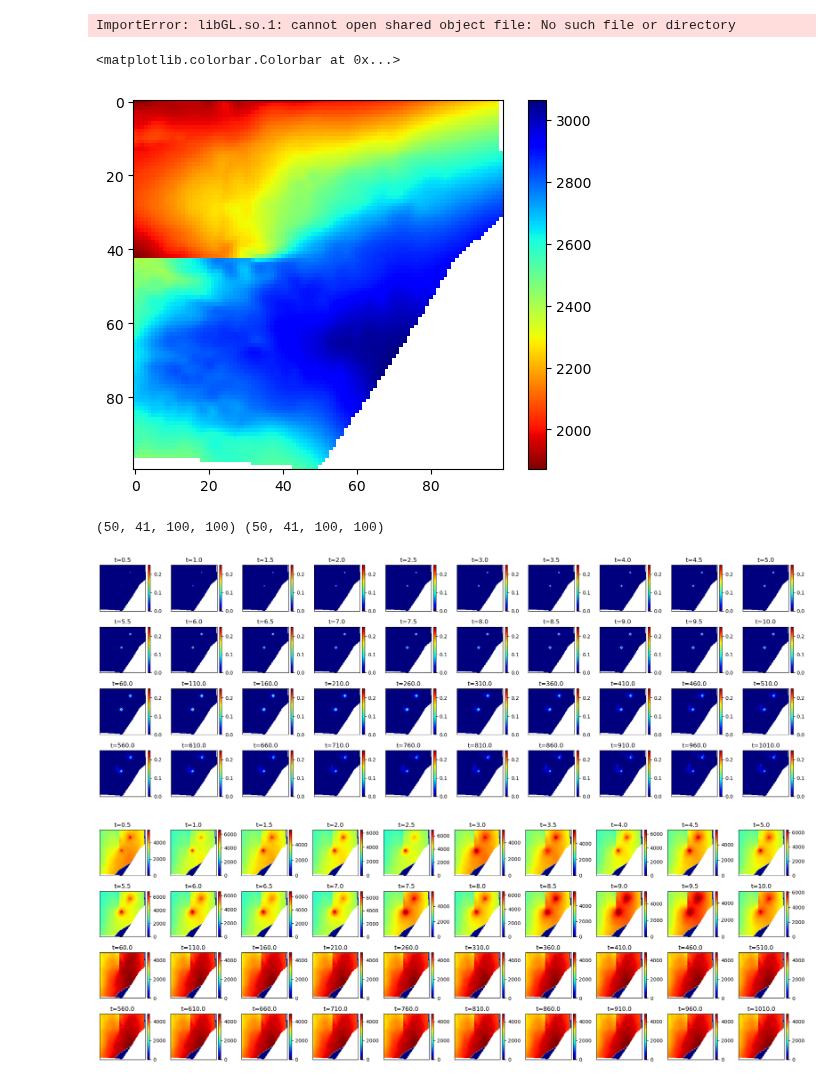
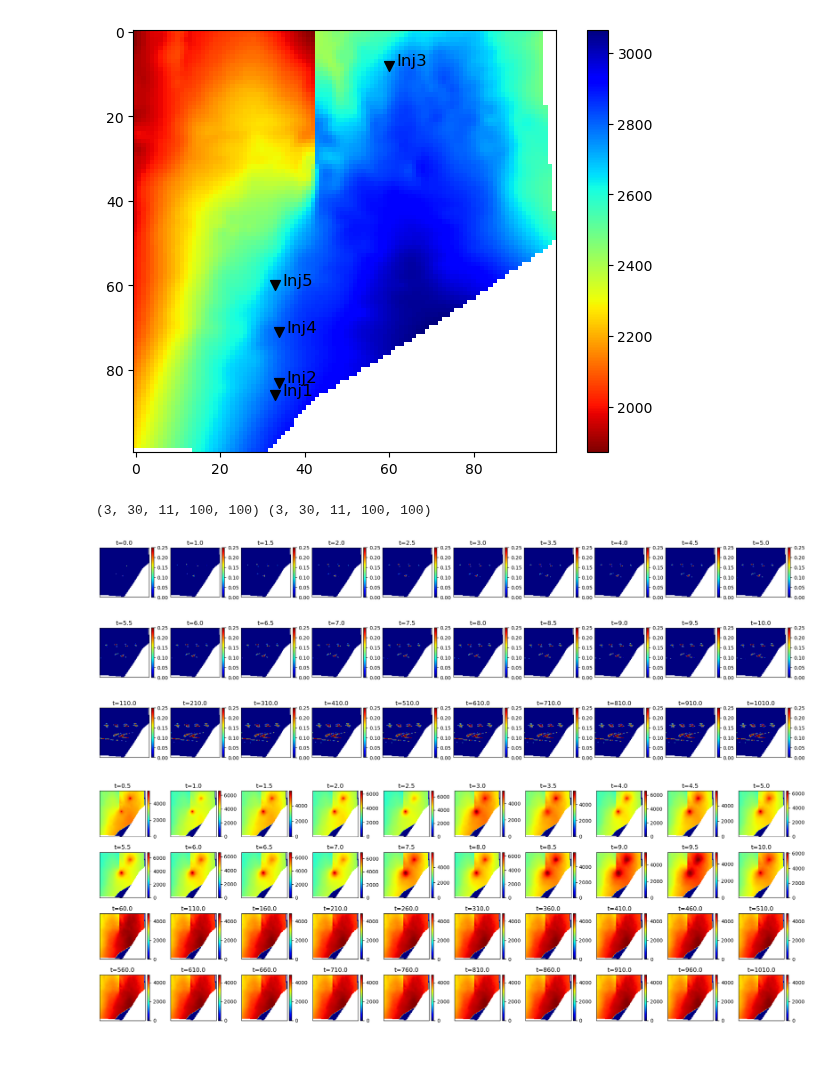
Before and after one commit to misaelmmorales/Placement-Control-Optim-CO2, a Jupyter notebook: placement-control-optim.ipynb, the cells around one changed output. Cells and saved outputs as stored; diff of their text form; code cells hidden in the pictures; blank space fills up the shorter version.

```diff
--- a/placement-control-optim.ipynb
+++ b/placement-control-optim.ipynb
@@ -15,9 +11,3 @@ poro = loadmat('data_100_100_11/rock/rock_41.mat', simplify_cells=True)['poro']
-# %%
-p = pv.Plotter()
-
-p.add_mesh(np.flip(poro))
-# %% [output]
-ImportError: libGL.so.1: cannot open shared object file: No such file or directory
 # %%
 Jfolder = '/mnt/e/Placement-Control-Optim-CO2/Johansen/data'
 
@@ -27,53 +17,58 @@ actnum_pad = np.pad(actnum, ((14,14),(14,14),(2,3)), mode='constant', constant_v
 actnum_l1 = actnum[...,0]
 indexMap = np.argwhere(actnum_l1.flatten(order='F')).flatten(order='F')
 # %%
+wc = np.array(list(loadmat('data_100_100_11/well_coords/well_coords_1.mat', simplify_cells=True)['var'].values()))
+
 tops = loadmat('data_100_100_11/Gt_cells_z.mat', simplify_cells=True)['gtz']
-
 tops_grid = np.zeros((100,100))
 tops_grid_f = tops_grid.flatten()
 tops_grid_f[indexMap] = tops
-
 tops_grid = tops_grid_f.reshape(100,100, order='F')
 tops_grid_masked = np.ma.masked_where(actnum_l1==0, tops_grid)
 
-plt.imshow(tops_grid_masked, cmap='jet_r')
+plt.scatter(wc[0,:], wc[1,:], color='k', marker='v', s=50)
+[plt.text(wc[0,i]+9, wc[1,i], 'Inj{}'.format(i+1), fontsize=12, color='k', ha='right') for i in range(wc.shape[1])]
+plt.imshow(tops_grid_masked.T, cmap='jet_r', interpolation='none')
 plt.colorbar()
+plt.tight_layout()
+plt.show()
 # %% [output]
-<matplotlib.colorbar.Colorbar at 0x...>
-[figure, old version]
+[figure, new version]
 # %%
-n_realizations = 50
+n_realizations = 3
 timesteps = []
-saturation_f = np.zeros((n_realizations,41,8072))
-pressure_f   = np.zeros((n_realizations,41,8072))
+saturation_f = np.zeros((n_realizations,31,29128))
+pressure_f   = np.zeros((n_realizations,31,29128))
 
 sec2year = 365.25 * 24 * 60 * 60
 psi2pascal = 6894.76
 
-for t in range(1,41):
-    d = loadmat('data_100_100_11/VE_states/states_0.mat', simplify_cells=True)['var']
+for t in range(1,30):
+    d = loadmat('data_100_100_11/states/states_0.mat', simplify_cells=True)['var']
     timesteps.append(d[t]['time']/sec2year)
 timesteps = [0] + timesteps
 
 for i in range(n_realizations):
-    d = loadmat('data_100_100_11/VE_states/states_{}.mat'.format(i), simplify_cells=True)['var']
+    d = loadmat('data_100_100_11/states/states_{}.mat'.format(i), simplify_cells=True)['var']
     for t in range(len(d)):
         saturation_f[i,t] = d[t]['s'][:,1]
         pressure_f[i,t]   = d[t]['pressure']
+# %%
+indexMap = loadmat('data_100_100_11/G_cells_indexMap.mat', simplify_cells=True)['G_cells_indexMap']
 # %%
-saturation = np.zeros((n_realizations, len(timesteps), 100*100))
-pressure   = np.zeros((n_realizations, len(timesteps), 100*100))
+saturation = np.zeros((n_realizations, len(timesteps), 100*100*11))
+pressure   = np.zeros((n_realizations, len(timesteps), 100*100*11))
 
 for i in range(n_realizations):
     for t in range(len(timesteps)):
-        saturation[i,t][indexMap] = saturation_f[i,t]
+        saturation[i,t][indexMap] = saturation_f[i,t][::-1]
         pressure[i,t][indexMap]   = pressure_f[i,t] / psi2pascal
 
-saturation = saturation.reshape(n_realizations, len(timesteps), 100, 100)
-pressure   = pressure.reshape(n_realizations, len(timesteps), 100, 100)
+saturation = saturation.reshape(n_realizations, len(timesteps), 11, 100, 100)
+pressure   = pressure.reshape(n_realizations, len(timesteps), 11, 100, 100)
 print(saturation.shape, pressure.shape)
 # %% [output]
-(50, 41, 100, 100) (50, 41, 100, 100)
+(3, 30, 11, 100, 100) (3, 30, 11, 100, 100)
 # %%
 co2_rho = 686.5266
 mega    = 1e6
@@ -89,23 +84,23 @@ for i in range(n_realizations):
             wr[t,w] = d[t]['wellSol'][w]['val'] if nw > 1 else  d[t]['wellSol']['val']
     well_rates[i] = wr * co2_rho * sec2year / 1e3 / mega
 # %%
-realization = 22
+realization = 2
 
 plt.figure(figsize=(20,7))
 k = 0
-for i in range(4):
+for i in range(3):
     for j in range(10):
-        plt.subplot(4,10,k+1)
-        k += 1
-        sat_masked = np.ma.masked_where(actnum_l1==0, saturation[realization,k])
+        plt.subplot(3,10,k+1)
+        sat_masked = np.ma.masked_where(actnum_l1==0, saturation[realization,k,5])
         im = plt.imshow(sat_masked, cmap='jet', vmin=0, vmax=0.25)
         plt.title('t={:.1f}'.format(round(timesteps[k], 2)))
         plt.colorbar(im, pad=0.04, fraction=0.046)
         plt.xticks([]); plt.yticks([])
+        k += 1
 plt.tight_layout()
 plt.show()
 # %% [output]
-[figure, old version]
+[figure, new version]
 # %%
 plt.figure(figsize=(20,7))
 k = 0
```
Also changed, not shown: parts of 2 cells of this notebook, 17 other files.
